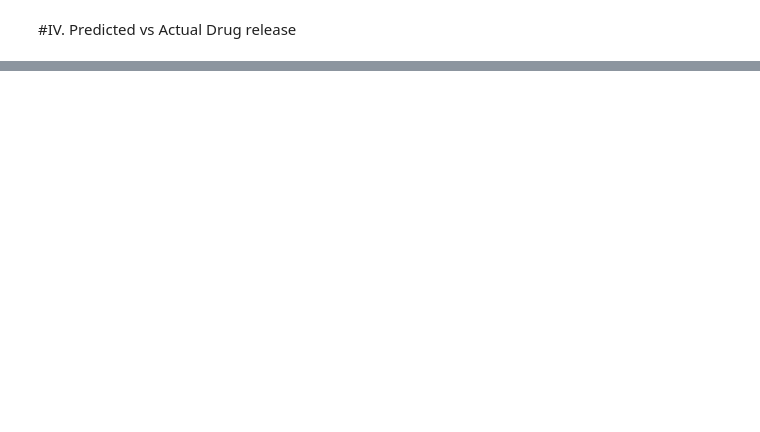
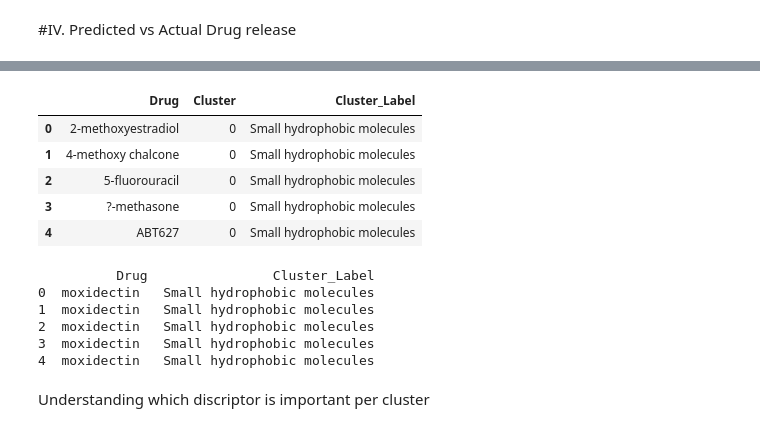
Before and after one commit to semmatoninn/PLGA-Microparticles-Drug-Release, a Jupyter notebook: PLGAmicroparticle.ipynb, the cells around one changed output, grey strips where cells are left out. Drawn from its saved outputs; the diff is of its cells as text; code cells hidden in the pictures; blank space fills up the shorter version.

```diff
--- a/PLGAmicroparticle.ipynb
+++ b/PLGAmicroparticle.ipynb
@@ -1141,0 +1281,14 @@ df[df["Formulation Index"] == 123][["Drug"]]
+# %%
+import umap
+
+umap_model = umap.UMAP(
+    n_neighbors=5,
+    min_dist=0.3,
+    n_components=2,
+    random_state=1147
+)
+
+drug_embedding = umap_model.fit_transform(X_drug)
+
+drug_df["UMAP1"] = drug_embedding[:,0]
+drug_df["UMAP2"] = drug_embedding[:,1]
@@ -1141,0 +1349,18 @@ df[df["Formulation Index"] == 123][["Drug"]]
+# %%
+cluster_names = {
+    0: "Small hydrophobic molecules",
+    1: "Large hydrophilic molecules",
+    2: "Midsized Amphiphilic",
+    3: "Hydrophilic drugs"
+}
+
+drug_df["Cluster_Label"] = drug_df["Cluster"].map(cluster_names)
+
+drug_df[["Drug", "Cluster", "Cluster_Label"]].head()
+# %% [output]
+|  | Drug | Cluster | Cluster_Label |
+| 0 | 2-methoxyestradiol | 0 | Small hydrophobic molecules |
+| 1 | 4-methoxy chalcone | 0 | Small hydrophobic molecules |
+| 2 | 5-fluorouracil | 0 | Small hydrophobic molecules |
+| 3 | ?-methasone | 0 | Small hydrophobic molecules |
+| 4 | ABT627 | 0 | Small hydrophobic molecules |
@@ -1141,0 +1373,16 @@ df[df["Formulation Index"] == 123][["Drug"]]
+# %%
+train_df = df_with_descriptors.iloc[train_idx].copy()
+
+# Keep only rows used in final model
+train_df = train_df.loc[X_train_top10.index]
+
+print(train_df[["Drug","Cluster_Label"]].head())
+# %% [output]
+          Drug                Cluster_Label
+0  moxidectin   Small hydrophobic molecules
+1  moxidectin   Small hydrophobic molecules
+2  moxidectin   Small hydrophobic molecules
+3  moxidectin   Small hydrophobic molecules
+4  moxidectin   Small hydrophobic molecules
+# %% [markdown]
+Understanding which discriptor is important per cluster
```
Also changed, not shown: parts of 38 cells of this notebook.
